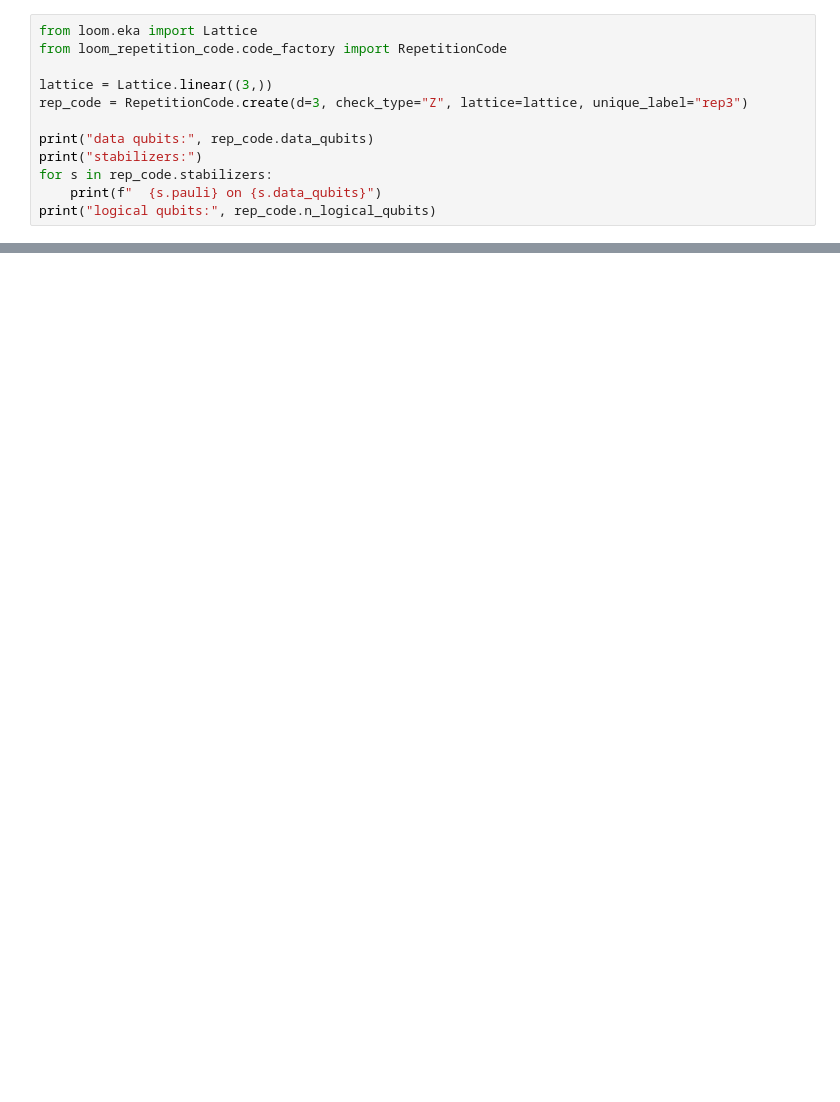
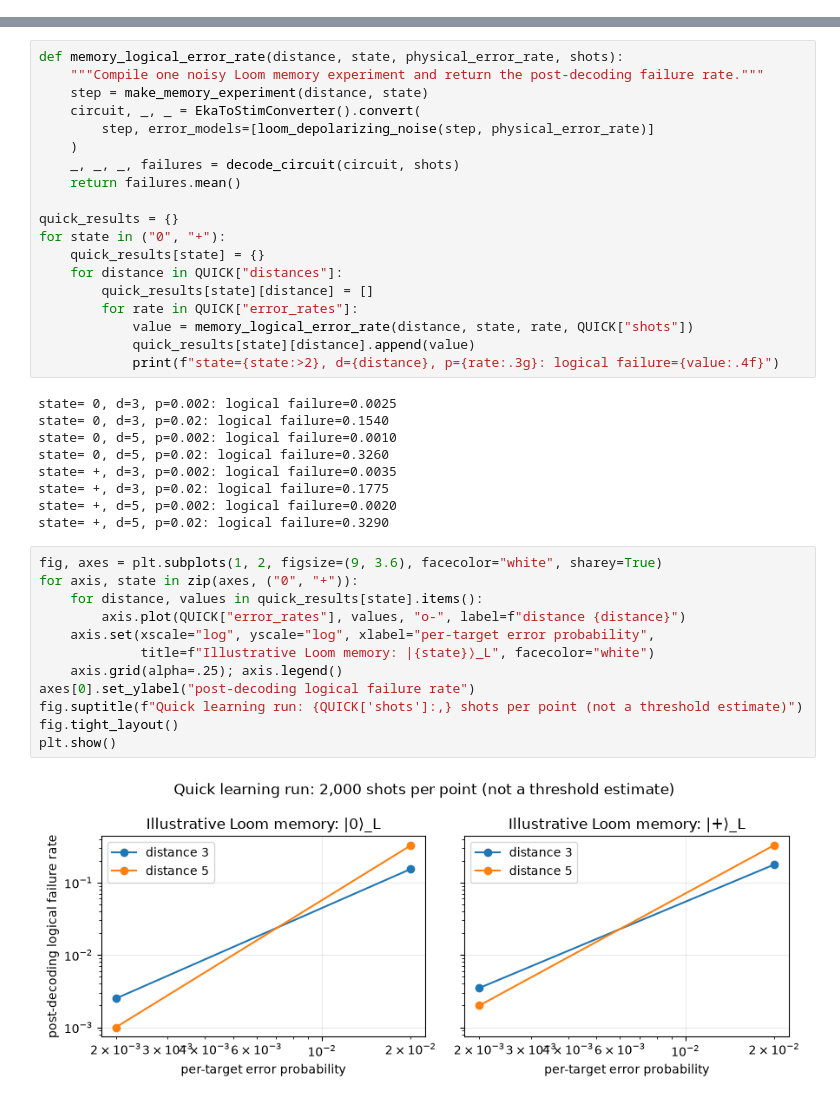
Before and after one commit to Sam-XiaoyueLi/QEC-basics, a Jupyter notebook: 10_surface_code_detectors_and_decoding_with_stim_and_loom.ipynb, the cells around one changed output, grey strips where cells are left out. Cells and saved outputs as stored; diff of their text form; blank space fills up the shorter version.

```diff
--- a/10_surface_code_detectors_and_decoding_with_stim_and_loom.ipynb
+++ b/10_surface_code_detectors_and_decoding_with_stim_and_loom.ipynb
@@ -182,12 +0,0 @@ Loom specifies code blocks and operations, then compiles them to Stim. We start
-# %%
-from loom.eka import Lattice
-from loom_repetition_code.code_factory import RepetitionCode
-
-lattice = Lattice.linear((3,))
-rep_code = RepetitionCode.create(d=3, check_type="Z", lattice=lattice, unique_label="rep3")
-
-print("data qubits:", rep_code.data_qubits)
-print("stabilizers:")
-for s in rep_code.stabilizers:
-    print(f"  {s.pauli} on {s.data_qubits}")
-print("logical qubits:", rep_code.n_logical_qubits)
@@ -326,0 +337,42 @@ def compare_noise_models(distance, p, shots):
+# %%
+def memory_logical_error_rate(distance, state, physical_error_rate, shots):
+    """Compile one noisy Loom memory experiment and return the post-decoding failure rate."""
+    step = make_memory_experiment(distance, state)
+    circuit, _, _ = EkaToStimConverter().convert(
+        step, error_models=[loom_depolarizing_noise(step, physical_error_rate)]
+    )
+    _, _, _, failures = decode_circuit(circuit, shots)
+    return failures.mean()
+
+quick_results = {}
+for state in ("0", "+"):
+    quick_results[state] = {}
+    for distance in QUICK["distances"]:
+        quick_results[state][distance] = []
+        for rate in QUICK["error_rates"]:
+            value = memory_logical_error_rate(distance, state, rate, QUICK["shots"])
+            quick_results[state][distance].append(value)
+            print(f"state={state:>2}, d={distance}, p={rate:.3g}: logical failure={value:.4f}")
+# %% [output]
+state= 0, d=3, p=0.002: logical failure=0.0025
+state= 0, d=3, p=0.02: logical failure=0.1540
+state= 0, d=5, p=0.002: logical failure=0.0010
+state= 0, d=5, p=0.02: logical failure=0.3260
+state= +, d=3, p=0.002: logical failure=0.0035
+state= +, d=3, p=0.02: logical failure=0.1775
+state= +, d=5, p=0.002: logical failure=0.0020
+state= +, d=5, p=0.02: logical failure=0.3290
+# %%
+fig, axes = plt.subplots(1, 2, figsize=(9, 3.6), facecolor="white", sharey=True)
+for axis, state in zip(axes, ("0", "+")):
+    for distance, values in quick_results[state].items():
+        axis.plot(QUICK["error_rates"], values, "o-", label=f"distance {distance}")
+    axis.set(xscale="log", yscale="log", xlabel="per-target error probability",
+             title=f"Illustrative Loom memory: |{state}⟩_L", facecolor="white")
+    axis.grid(alpha=.25); axis.legend()
+axes[0].set_ylabel("post-decoding logical failure rate")
+fig.suptitle(f"Quick learning run: {QUICK['shots']:,} shots per point (not a threshold estimate)")
+fig.tight_layout()
+plt.show()
+# %% [output]
+[figure, added]
```
Also changed, not shown: parts of 57 cells of this notebook.
